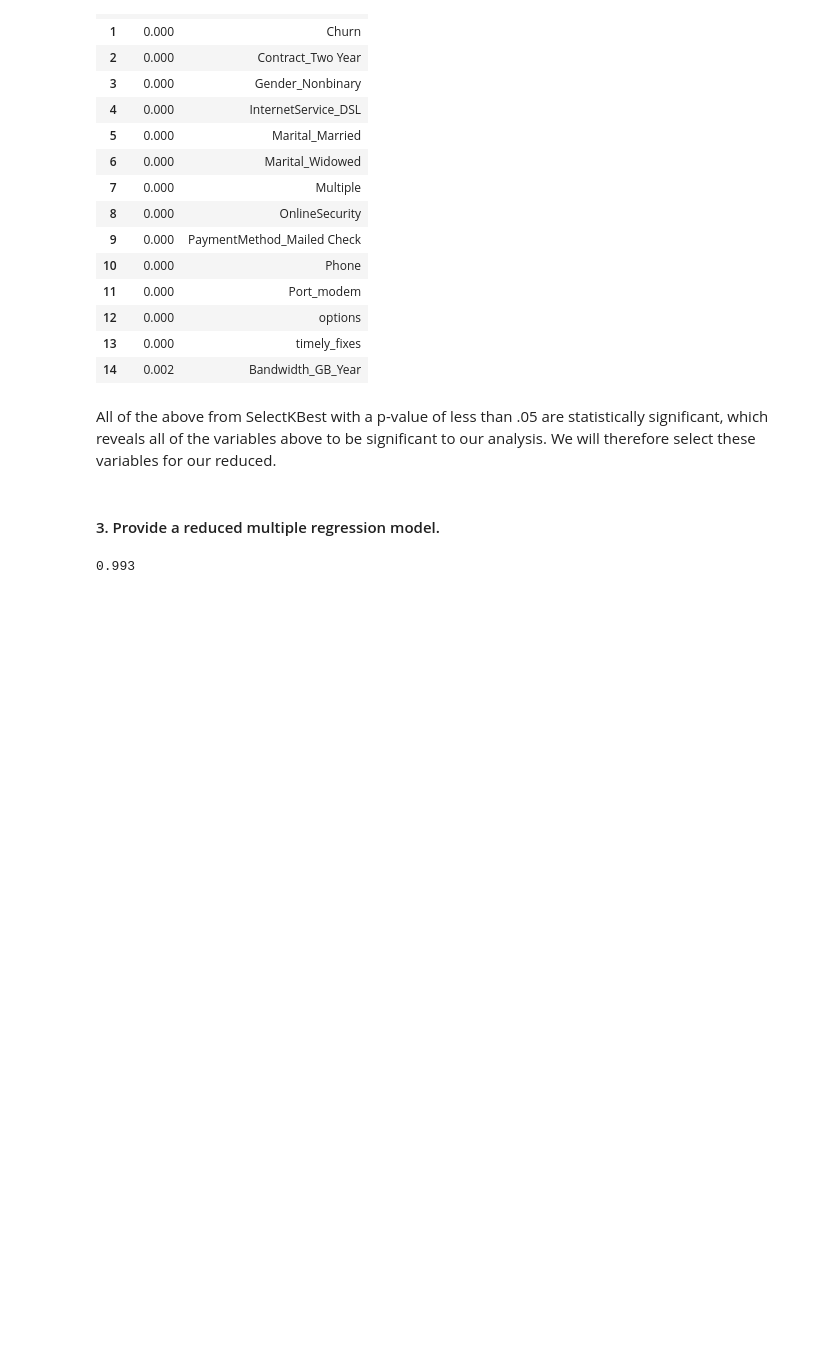
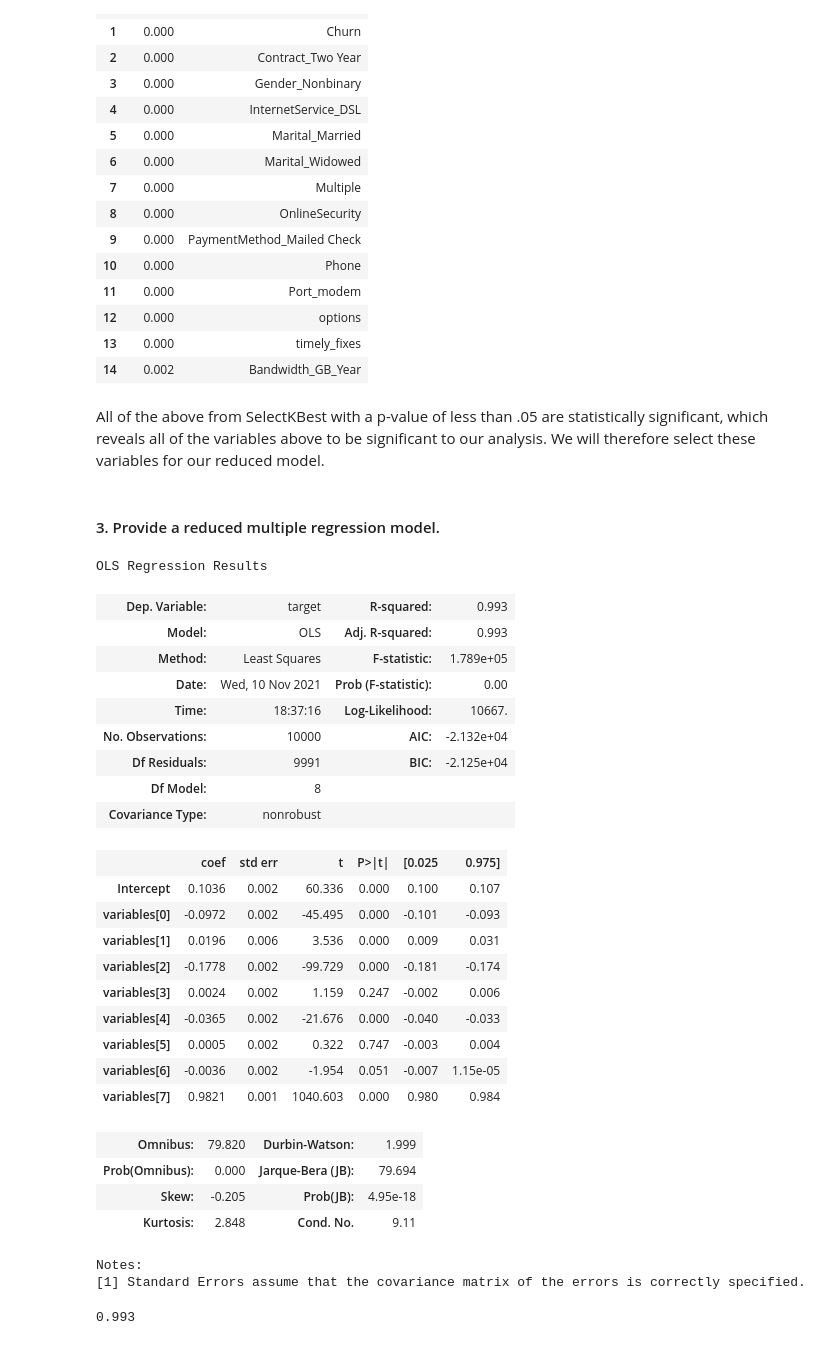
Before and after one commit to freyjagarner/D208, a Jupyter notebook: D208_Task1.ipynb, the cells around one changed output. Cells and saved outputs as stored; diff of their text form; code cells hidden in the pictures; blank space fills up the shorter version.

```diff
--- a/D208_Task1.ipynb
+++ b/D208_Task1.ipynb
@@ -439,13 +460,45 @@ round(kbest.loc[kbest['P-Value'] < .05],3)
 | 13 | 0.000 | timely_fixes |
 | 14 | 0.002 | Bandwidth_GB_Year |
 # %% [markdown]
-All of the above from SelectKBest with a p-value of less than .05 are statistically significant, which reveals all of the variables above to be significant to our analysis. We will therefore select these variables for our reduced.
+All of the above from SelectKBest with a p-value of less than .05 are statistically significant, which reveals all of the variables above to be significant to our analysis. We will therefore select these variables for our reduced model.
 # %%
 kbest_feats = [i for i in kbest.loc[kbest['P-Value'] < .05]['Variable'].values]
 # %%
 X_train, X_test = X_train[kbest_feats], X_test[kbest_feats]
 # %% [markdown]
 #### 3.  Provide a reduced multiple regression model.
+# %%
+target = dummy_df['Tenure']
+variables = dummy_df[kbest_feats]
+model = ols('target~variables', data=df).fit()
+model.summary()
+# %% [output]
+OLS Regression Results
+| Dep. Variable: | target | R-squared: | 0.993 |
+| Model: | OLS | Adj. R-squared: | 0.993 |
+| Method: | Least Squares | F-statistic: | 1.789e+05 |
+| Date: | Wed, 10 Nov 2021 | Prob (F-statistic): | 0.00 |
+| Time: | 18:37:16 | Log-Likelihood: | 10667. |
+| No. Observations: | 10000 | AIC: | -2.132e+04 |
+| Df Residuals: | 9991 | BIC: | -2.125e+04 |
+| Df Model: | 8 |  |  |
+| Covariance Type: | nonrobust |  |  |
+|  | coef | std err | t | P>|t| | [0.025 | 0.975] |
+| Intercept | 0.1036 | 0.002 | 60.336 | 0.000 | 0.100 | 0.107 |
+| variables[0] | -0.0972 | 0.002 | -45.495 | 0.000 | -0.101 | -0.093 |
+| variables[1] | 0.0196 | 0.006 | 3.536 | 0.000 | 0.009 | 0.031 |
+| variables[2] | -0.1778 | 0.002 | -99.729 | 0.000 | -0.181 | -0.174 |
+| variables[3] | 0.0024 | 0.002 | 1.159 | 0.247 | -0.002 | 0.006 |
+| variables[4] | -0.0365 | 0.002 | -21.676 | 0.000 | -0.040 | -0.033 |
+| variables[5] | 0.0005 | 0.002 | 0.322 | 0.747 | -0.003 | 0.004 |
+| variables[6] | -0.0036 | 0.002 | -1.954 | 0.051 | -0.007 | 1.15e-05 |
+| variables[7] | 0.9821 | 0.001 | 1040.603 | 0.000 | 0.980 | 0.984 |
+| Omnibus: | 79.820 | Durbin-Watson: | 1.999 |
+| Prob(Omnibus): | 0.000 | Jarque-Bera (JB): | 79.694 |
+| Skew: | -0.205 | Prob(JB): | 4.95e-18 |
+| Kurtosis: | 2.848 | Cond. No. | 9.11 |
+Notes:
+[1] Standard Errors assume that the covariance matrix of the errors is correctly specified.
 # %%
 clf = LinearRegression(fit_intercept=True)
 clf.fit(X_train, y_train)
```
Also changed, not shown: parts of 15 cells of this notebook, 3 other files.
